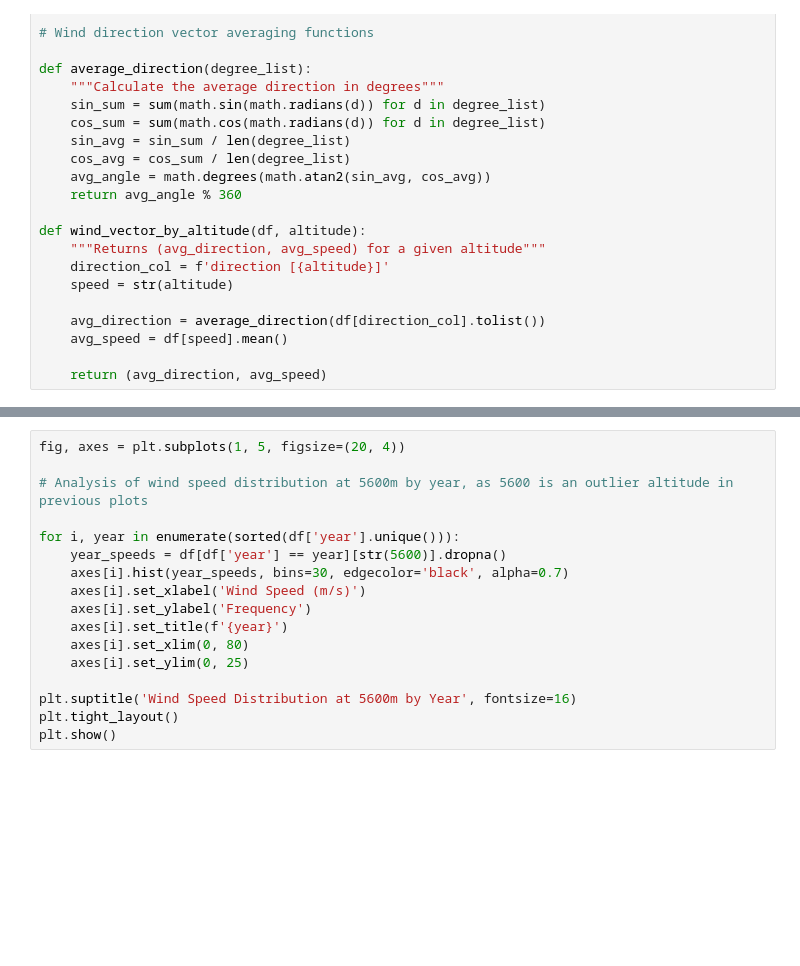
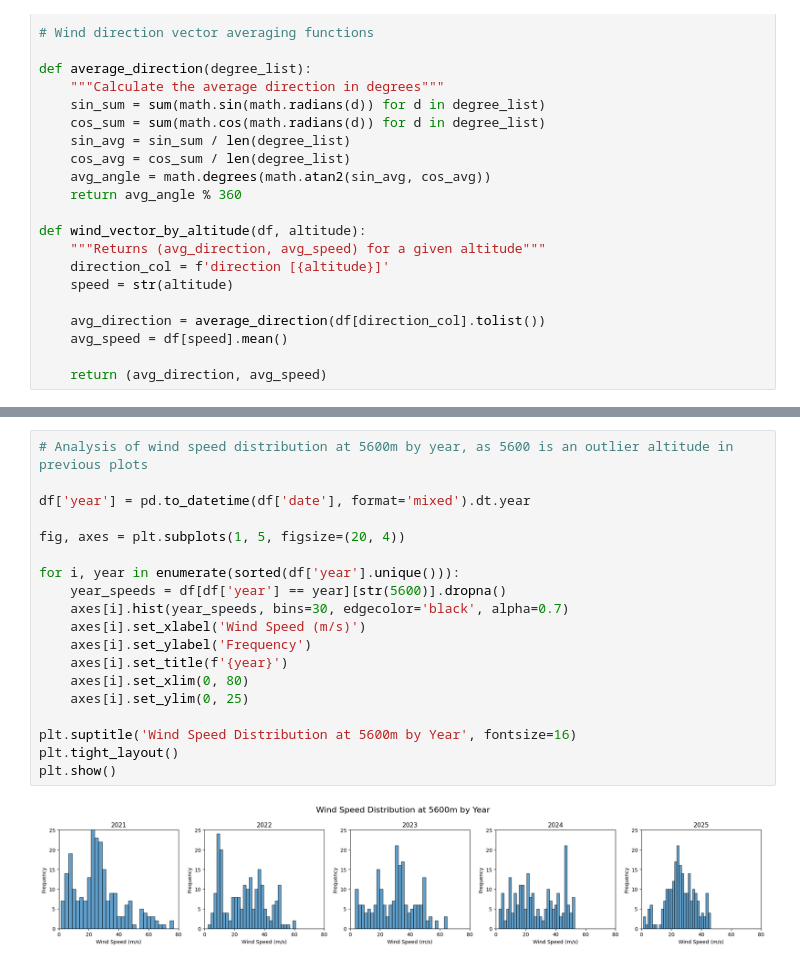
Before and after one commit to pwang-eng/wind-altitude-profiling, a Jupyter notebook: dispersion_analysis.ipynb, the cells around one changed output, grey strips where cells are left out. Cells and saved outputs as stored; diff of their text form; blank space fills up the shorter version.

```diff
--- a/dispersion_analysis.ipynb
+++ b/dispersion_analysis.ipynb
@@ -194,17 +348,21 @@ for alt in altitudes:
 # %%
+# Analysis of wind speed distribution at 5600m by year, as 5600 is an outlier altitude in previous plots
+
+df['year'] = pd.to_datetime(df['date'], format='mixed').dt.year
+
 fig, axes = plt.subplots(1, 5, figsize=(20, 4))
-
-# Analysis of wind speed distribution at 5600m by year, as 5600 is an outlier altitude in previous plots
 
 for i, year in enumerate(sorted(df['year'].unique())):
     year_speeds = df[df['year'] == year][str(5600)].dropna()
     axes[i].hist(year_speeds, bins=30, edgecolor='black', alpha=0.7)
     axes[i].set_xlabel('Wind Speed (m/s)')
     axes[i].set_ylabel('Frequency')
     axes[i].set_title(f'{year}')
     axes[i].set_xlim(0, 80)
     axes[i].set_ylim(0, 25)
 
 plt.suptitle('Wind Speed Distribution at 5600m by Year', fontsize=16)
 plt.tight_layout()
 plt.show()
+# %% [output]
+[figure, added]
```
Also changed, not shown: parts of 9 cells of this notebook.
